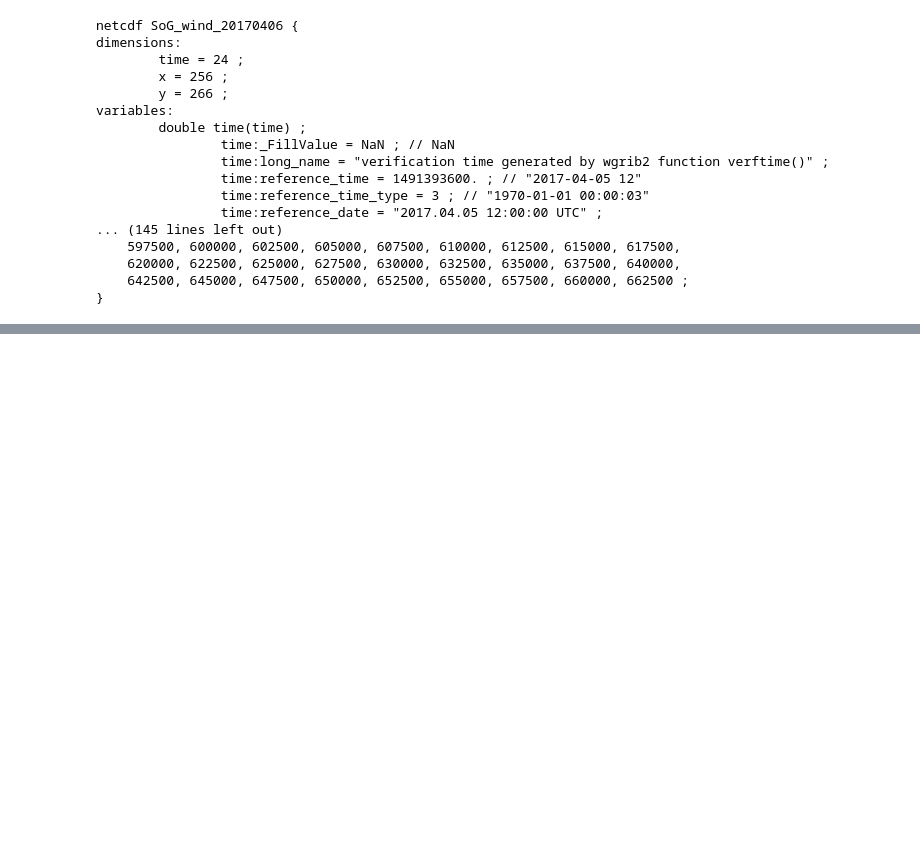
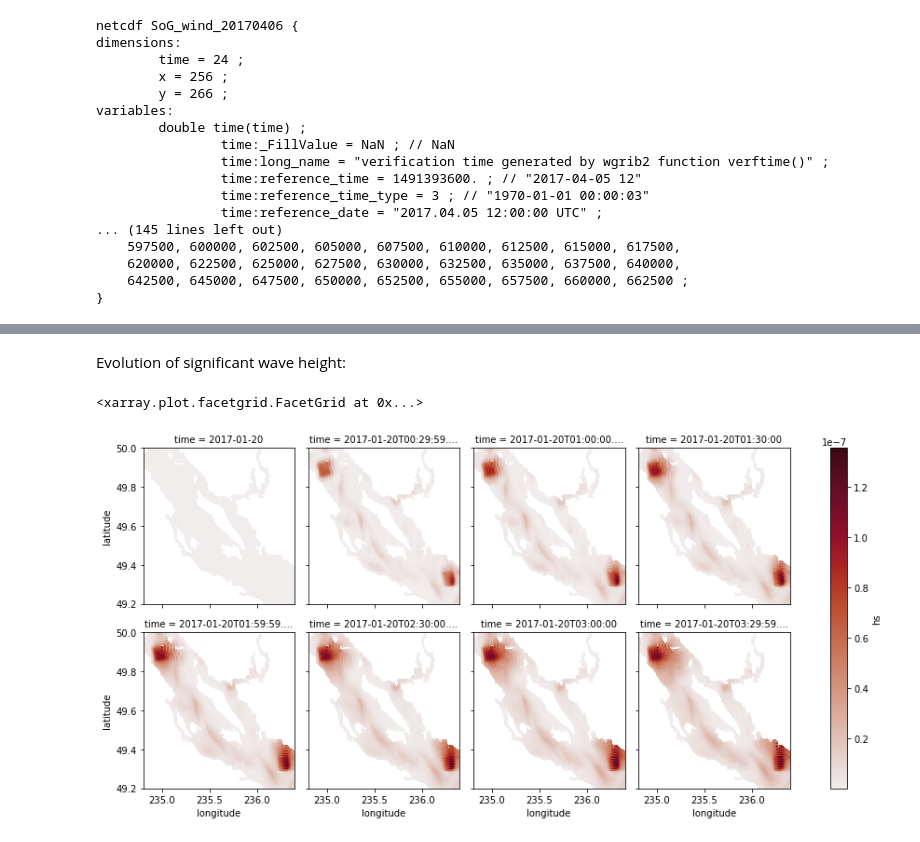
Before and after one commit to SalishSeaCast/SalishSeaNowcast, a Jupyter notebook: notebooks/Developing-make_ww3_wind_file-worker.ipynb, the cells around one changed output, grey strips where cells are left out. Cells and saved outputs as stored; diff of their text form; code cells hidden in the pictures; blank space fills up the shorter version.

```diff
--- a/notebooks/Developing-make_ww3_wind_file-worker.ipynb
+++ b/notebooks/Developing-make_ww3_wind_file-worker.ipynb
@@ -169,0 +334,14 @@ axs[0].set_ylim(axs[1].get_ylim())
+# %% [markdown]
+Evolution of significant wave height:
+# %%
+longitude=slice(234.8, 236.4)
+latitude=slice(49.2, 50)
+
+(wwf.hs
+    .isel(time=slice(0, 8))
+    .sel(longitude=longitude, latitude=latitude)
+    .plot(col='time', col_wrap=4, cmap=cmocean.cm.amp)
+)
+# %% [output]
+<xarray.plot.facetgrid.FacetGrid at 0x...>
+[figure, added]
```
Also changed, not shown: parts of 13 cells of this notebook.
